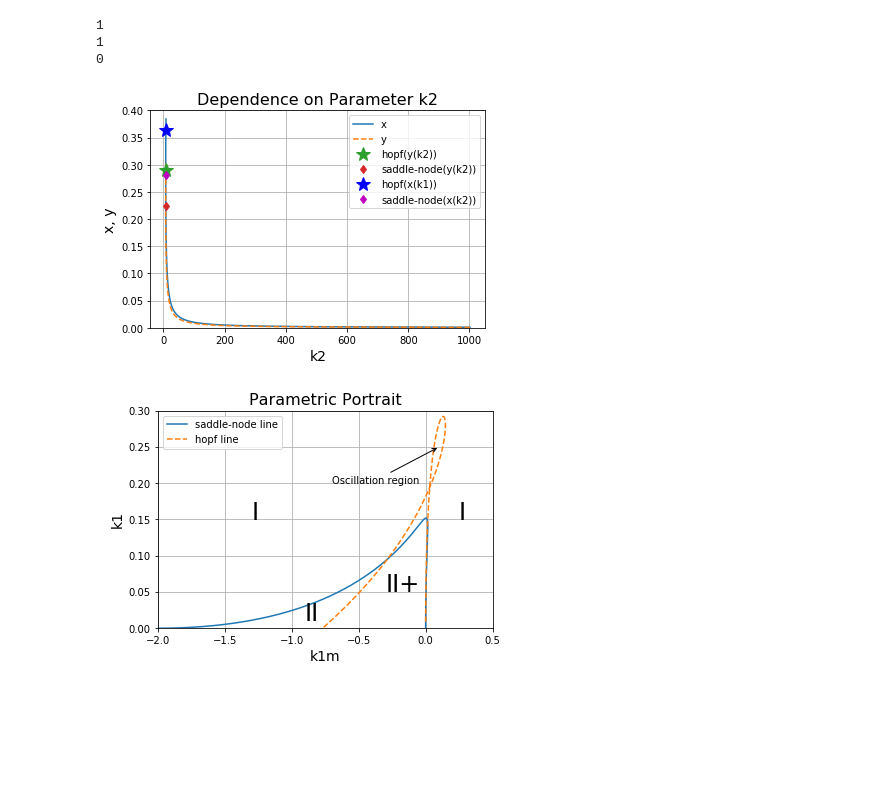
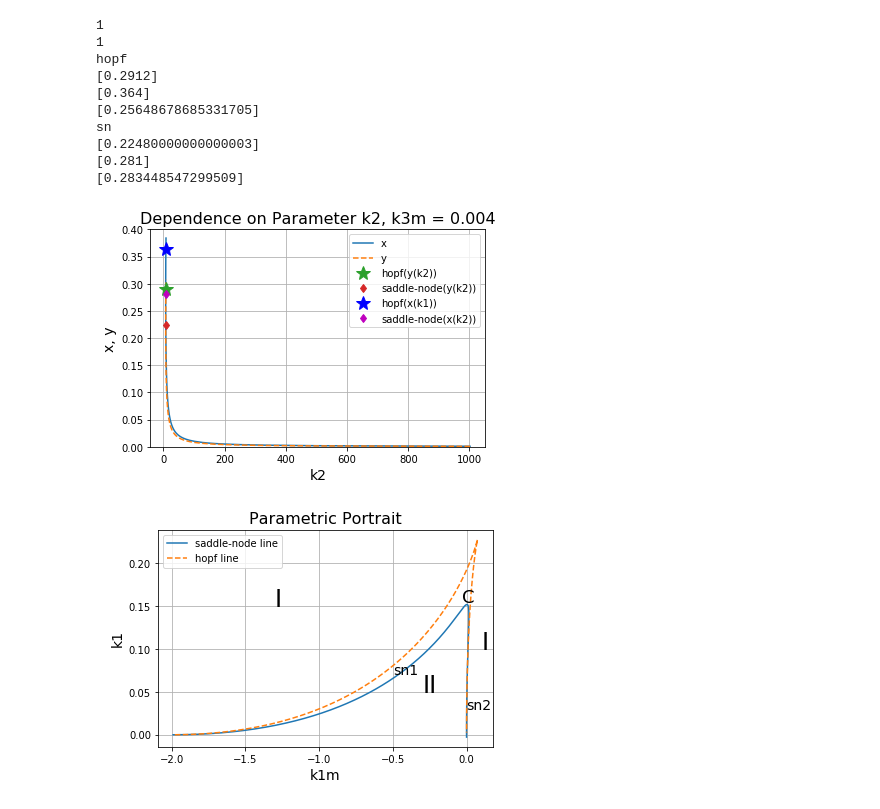
Before and after one commit to KsenyaBu/Python_BUKS_Practicum, a Jupyter notebook: Project#2_BUKS.ipynb, the cells around one changed output. Saved outputs shown, nothing was run; the diff lists cells and outputs as text; code cells hidden in the pictures; blank space fills up the shorter version.

```diff
--- a/Project#2_BUKS.ipynb
+++ b/Project#2_BUKS.ipynb
@@ -602,7 +637,6 @@ a21 = k3
 a22 = -k3m
 sp = [a11[i]+a22 for i in range(384)]
 determ = [a11[i]*a22-a12[i]*a21 for i in range(384)]
-DI = [sp[i]**2-4*determ[i] for i in range(384)]
 index = 1
 yh = []
 xh = []
@@ -610,9 +644,6 @@ k2h = []
 ysn = []
 xsn = []
 k2sn = []
-ydi = []
-xdi = []
-k2di = []
 while index < 384:
     if sp[index]*sp[index-1] <= 0:
         yh.append(y[index])
@@ -622,17 +653,19 @@ while index < 384:
         ysn.append(y[index])
         xsn.append(x[index])
         k2sn.append(k2[index])
-    if DI[index]*DI[index-1] <= 0:
-        ydi.append(y[index])
-        xdi.append(x[index])
-        k2di.append(k2[index])
     index += 1
 print(len(xh))
 print(len(xsn))
-print(len(xdi))
+print("hopf")
+print(yh)
+print(xh)
+print(k1h)
+print("sn")
+print(ysn)
+print(xsn)
+print(k1sn)
 mh = len(xh)
 msn = len(xsn)
-mdi = len(xdi)
 fig = plt.figure()
 plt.plot(k2, x, label = u'x')
 plt.plot(k2, y, label = u'y', linestyle='--')
@@ -640,7 +673,7 @@ plt.plot(k2h,yh, label = u'hopf(y(k2))', linestyle = 'None', marker='*', markers
 plt.plot(k2sn,ysn, label = u'saddle-node(y(k2))', linestyle = 'None', marker='d')
 plt.plot(k2h,xh, label = u'hopf(x(k1))', linestyle = 'None', marker='*', markersize = '15', color='b')
 plt.plot(k2sn,xsn, label = u'saddle-node(x(k2))', linestyle = 'None', marker='d',color='m')
-plt.title('Dependence on Parameter k2',fontsize=16)
+plt.title('Dependence on Parameter k2, k3m = 0.004',fontsize=16)
 plt.ylabel('x, y',fontsize=14)
 plt.xlabel('k2',fontsize=14)
 x1,x2,y1,y2 = plt.axis()
@@ -651,16 +684,26 @@ plt.show()
 # %% [output]
 1
 1
-0
+hopf
+[0.2912]
+[0.364]
+[0.25648678685331705]
+sn
+[0.22480000000000003]
+[0.281]
+[0.283448547299509]
-[figure, old version]
+[figure, new version]
 # %%
 # (k1m,k1)
 k2 = 2
 k3m = 0.002
 k3 = 0.0032
-x = [round((i+0.001)/1000+0.001,3) for i in range(384)]  #384
+# step 0.001
+x = [round((i+0.001)/1000+0.001,3) for i in range(384)]  #1000
 y = [k3/k3m*x[i] for i in range(384)]
 f = [y[i]+x[i] for i in range(384)]
+# 0 < x+y < 1   -> range(384)
+# print(f)
 z = [1-x[i]-y[i] for i in range(384)]
 #j = [-z[i]/x[i]-1 for i in range(1000)]
 
@@ -668,41 +711,46 @@ z = [1-x[i]-y[i] for i in range(384)]
 k1 = [(k3+k3m-2*k2*x[i]*z[i])/(-z[i]/x[i]-1-0.00000000000001) for i in range(384)]
 k1m = [k1[i]*z[i]/x[i]-k2*(z[i])**2 for i in range(384)]
 
 # линия кратности
-K1 = [(2*k2*z[i]*x[i]*(k3m+k3)+k2*k3*(z[i])**2)/(k3m+(k3+k3m)*z[i]/x[i]) for i in range(384)]
+#K1 = [(2*k2*z[i]*x[i]*(k3m+k3)+k2*k3*(z[i])**2)/(k3m+(k3+k3m)*z[i]/x[i]) for i in range(384)]
+K1 = [(2*k2*z[i]*x[i]*(k3m+k3))/(k3m*(1+z[i]/x[i])+k3) for i in range(384)]
 K1M = [K1[i]*z[i]/x[i]-k2*(z[i])**2 for i in range(384)]
 
 fig = plt.figure()
 plt.plot(k1m, k1, label = u'saddle-node line')
 plt.plot(K1M, K1, label = u'hopf line', linestyle='--')
 plt.title('Parametric Portrait',fontsize=16)
 plt.ylabel('k1',fontsize=14)
 plt.xlabel('k1m',fontsize=14)
 x1,x2,y1,y2 = plt.axis()
-plt.axis((-2,0.5,0,0.3))
+plt.axis((x1,x2,y1,y2))
 plt.legend()
 plt.grid(True)
 arrowprops = {
     'arrowstyle': '->',
 }
 plt.annotate (u'Oscillation region',
                 xy=(0.1, 0.25),
                 xytext = (-0.7, 0.2),
                 arrowprops = arrowprops)
 plt.annotate (u'C',
-                xy=(-0.6, 1.4),
+                xy=(-0.03, 0.155),
                 fontsize=18)
 plt.annotate (u'I',
-                xy=(0.25, 0.15),fontsize=24)
+                xy=(0.1, 0.1),fontsize=24)
 plt.annotate (u'I',
                 xy=(-1.3, 0.15),fontsize=24)
-plt.annotate (u'II+',
+plt.annotate (u'sn2',
+                xy=(0.0, 0.03),fontsize=14)
+plt.annotate (u'sn1',
+                xy=(-0.5, 0.07),fontsize=14)
+plt.annotate (u'II',
                 xy=(-0.3, 0.05),fontsize=24)
-plt.annotate (u'II',
-                xy=(-0.9, 0.01),fontsize=24)
+#plt.annotate (u'II',
+#                xy=(-0.9, 0.01),fontsize=24)
 plt.show()
 # %% [output]
-[figure, old version]
+[figure, new version]
 # %%
 from scipy.integrate import odeint
 
```
Also changed, not shown: parts of 11 cells of this notebook.
